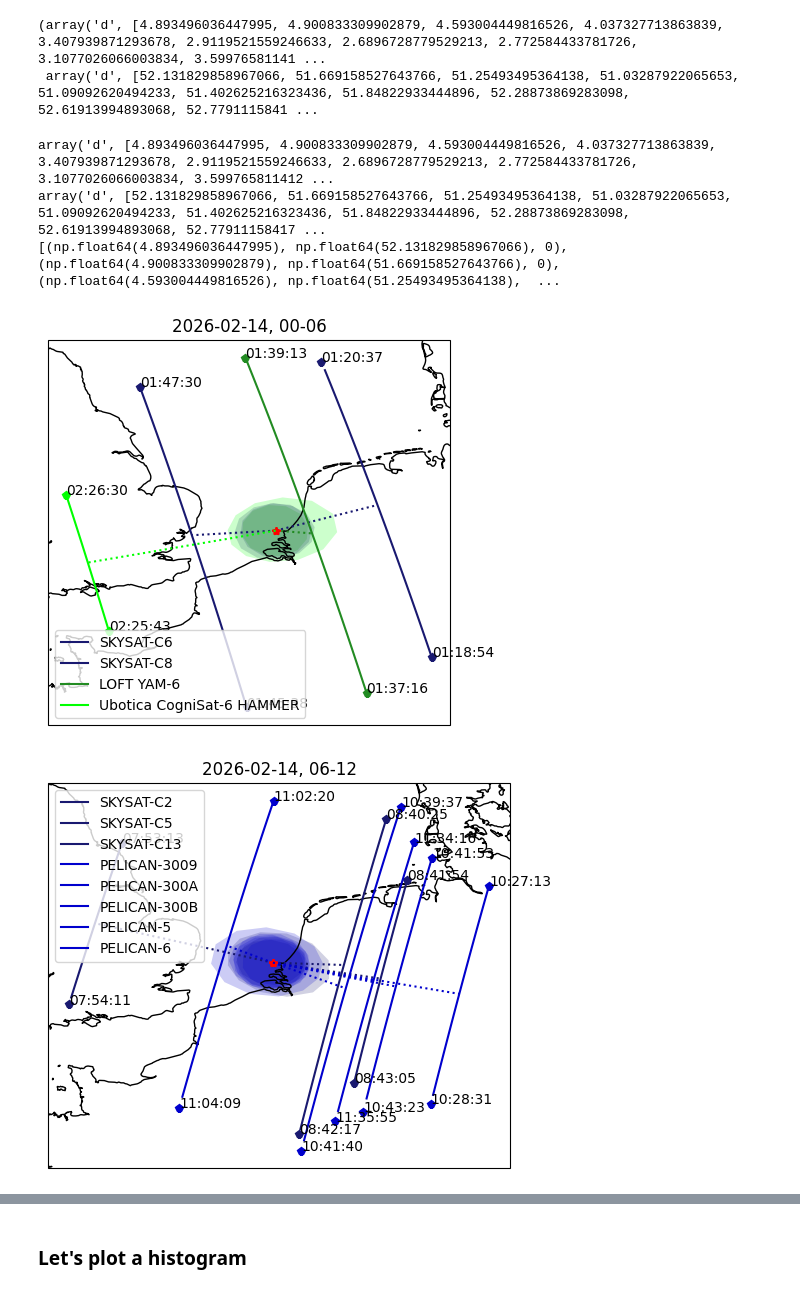
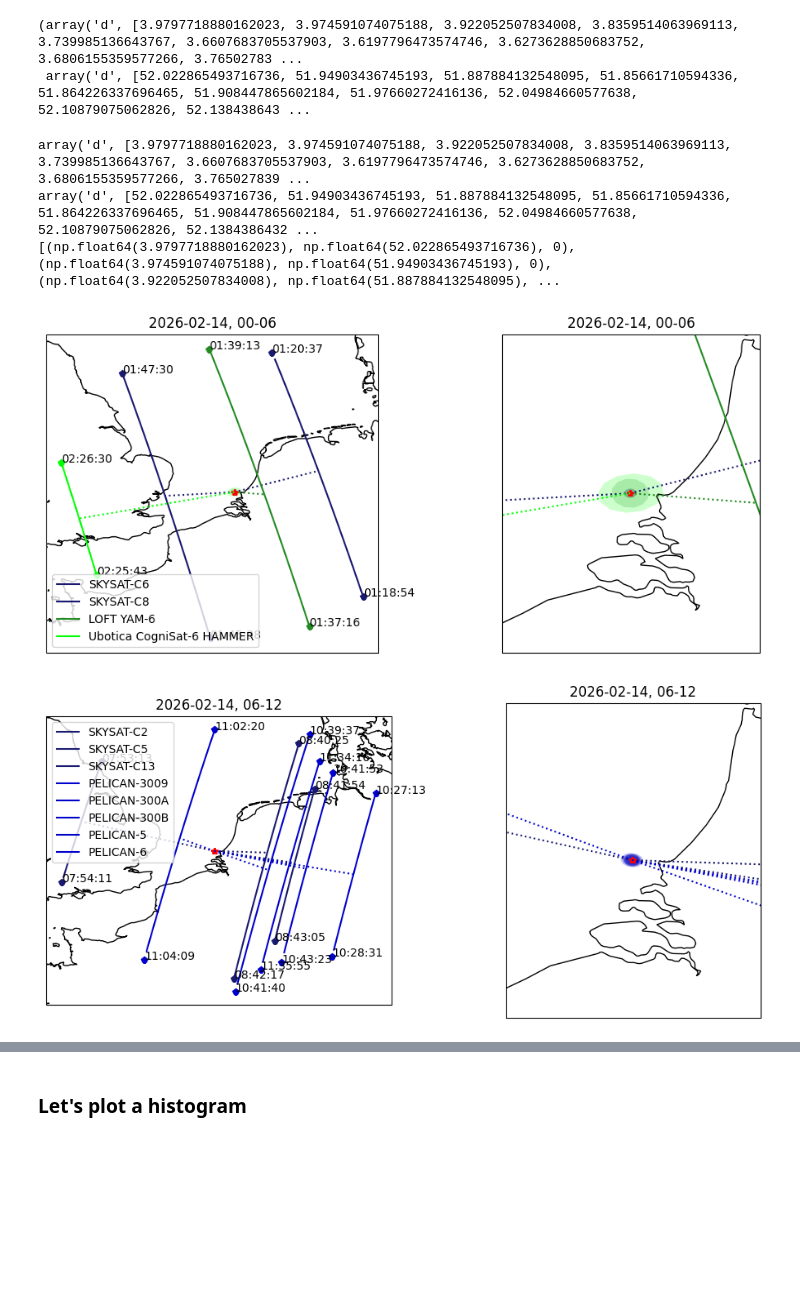
Before and after one commit to seakers/federated-scheduling, a Jupyter notebook: FAME-msa-geometry.ipynb, the cells around one changed output, grey strips where cells are left out. Drawn from its saved outputs; the diff is of its cells as text; code cells hidden in the pictures; blank space fills up the shorter version.

```diff
--- a/FAME-msa-geometry.ipynb
+++ b/FAME-msa-geometry.ipynb
@@ -49,6 +49,8 @@ else:
     else:
         all_tles_for_today = get_gp_tles(tle_file_name_json, space_track_user, space_track_password)
     process_tles_from_json(tle_file_name_json, tle_file_name_txt)
+# %%
+tle_file_name_txt = "all_tles_20260130.txt"
 # %%
 # planet_satellites = []
 # 14-19 decayed
@@ -407,18 +454,20 @@ axglobal.legend()
 # %%
 ground_footprint_poly.exterior.xy
 # %% [output]
-(array('d', [4.893496036447995, 4.900833309902879, 4.593004449816526, 4.037327713863839, 3.407939871293678, 2.9119521559246633, 2.6896728779529213, 2.772584433781726, 3.1077026066003834, 3.59976581141 ...
- array('d', [52.131829858967066, 51.669158527643766, 51.25493495364138, 51.03287922065653, 51.09092620494233, 51.402625216323436, 51.84822933444896, 52.28873869283098, 52.61913994893068, 52.7791115841 ...
+(array('d', [3.9797718880162023, 3.974591074075188, 3.922052507834008, 3.8359514063969113, 3.739985136643767, 3.6607683705537903, 3.6197796473574746, 3.6273628850683752, 3.6806155359577266, 3.76502783 ...
+ array('d', [52.022865493716736, 51.94903436745193, 51.887884132548095, 51.85661710594336, 51.864226337696465, 51.908447865602184, 51.97660272416136, 52.04984660577638, 52.10879075062826, 52.138438643 ...
 # %%
 print(fpx)
 print(fpy)
 print(ground_footprint_llas)
 # %% [output]
-array('d', [4.893496036447995, 4.900833309902879, 4.593004449816526, 4.037327713863839, 3.407939871293678, 2.9119521559246633, 2.6896728779529213, 2.772584433781726, 3.1077026066003834, 3.599765811412 ...
-array('d', [52.131829858967066, 51.669158527643766, 51.25493495364138, 51.03287922065653, 51.09092620494233, 51.402625216323436, 51.84822933444896, 52.28873869283098, 52.61913994893068, 52.77911158417 ...
-[(np.float64(4.893496036447995), np.float64(52.131829858967066), 0), (np.float64(4.900833309902879), np.float64(51.669158527643766), 0), (np.float64(4.593004449816526), np.float64(51.25493495364138),  ...
+array('d', [3.9797718880162023, 3.974591074075188, 3.922052507834008, 3.8359514063969113, 3.739985136643767, 3.6607683705537903, 3.6197796473574746, 3.6273628850683752, 3.6806155359577266, 3.765027839 ...
+array('d', [52.022865493716736, 51.94903436745193, 51.887884132548095, 51.85661710594336, 51.864226337696465, 51.908447865602184, 51.97660272416136, 52.04984660577638, 52.10879075062826, 52.1384386432 ...
+[(np.float64(3.9797718880162023), np.float64(52.022865493716736), 0), (np.float64(3.974591074075188), np.float64(51.94903436745193), 0), (np.float64(3.922052507834008), np.float64(51.887884132548095), ...
 # %%
 duration_h = 6
+
+_plot_offset_deg = 1
 
 for start_day in range(14,16):
     for start_hour in range(0,24,duration_h):
@@ -438,10 +487,15 @@ for start_day in range(14,16):
 
         # comm_opportunities_by_sat
 
-        figglobal = plt.figure(figsize=(10,5))
-        axglobal = figglobal.add_subplot(1,1,1, projection=ccrs.Robinson())
+        figglobal = plt.figure(figsize=(12,5))
+        axglobal = figglobal.add_subplot(1,2,1, projection=ccrs.Robinson())
         # axglobal.set_global()
         axglobal.coastlines()
+
+        # figlocal = plt.figure(figsize=(10,5))
+        axlocal = figglobal.add_subplot(1,2,2, projection=ccrs.Robinson())
+        # axglobal.set_global()
+        axlocal.coastlines()
 
         # fig = plt.figure(figsize=(int(np.ceil(3*request_number/10)), 3*10))
 
@@ -457,6 +511,8 @@ for start_day in range(14,16):
                 # ground_station = ground_station_dict[gs]
                 axglobal.plot(float(ground_station.lon_deg), float(ground_station.lat_deg), '*r', transform=ccrs.PlateCarree(), )
 
+                axlocal.plot(float(ground_station.lon_deg), float(ground_station.lat_deg), '*r', transform=ccrs.PlateCarree(), )
+
                 # Where is the satellite?
 
                 _dt = dt.timedelta(seconds=stride_s)
@@ -466,42 +522,63 @@ for start_day in range(14,16):
                 _llas = [_orbit.get_lonlatalt(t) for t in time_steps_for_plotting]
                 # ax.plot([lla[0] for lla in _llas],[lla[1] for lla in _llas],transform=ccrs.Geodetic())
                 axglobal.plot([lla[0] for lla in _llas],[lla[1] for lla in _llas],transform=ccrs.Geodetic(), label=satellite.name, color=satcolor[satellite.name])
+                axlocal.plot([lla[0] for lla in _llas],[lla[1] for lla in _llas],transform=ccrs.Geodetic(), label=satellite.name, color=satcolor[satellite.name])
+
 
                 _rise_lla = _orbit.get_lonlatalt(satpass.rise.time)
                 _fall_lla = _orbit.get_lonlatalt(satpass.fall.time)
                 axglobal.plot(_rise_lla[0],_rise_lla[1], transform=ccrs.Geodetic(), color=satcolor[satellite.name], marker=satmarker[satellite.name])
                 axglobal.plot(_fall_lla[0],_fall_lla[1], transform=ccrs.Geodetic(), color=satcolor[satellite.name], marker=satmarker[satellite.name])
 
+                axlocal.plot(_rise_lla[0],_rise_lla[1], transform=ccrs.Geodetic(), color=satcolor[satellite.name], marker=satmarker[satellite.name])
+                axlocal.plot(_fall_lla[0],_fall_lla[1], transform=ccrs.Geodetic(), color=satcolor[satellite.name], marker=satmarker[satellite.name])
+
                 axglobal.text(_rise_lla[0],_rise_lla[1], "{}".format(satpass.rise.time.strftime("%H:%M:%S")), transform=ccrs.Geodetic())
                 axglobal.text(_fall_lla[0],_fall_lla[1], "{}".format(satpass.fall.time.strftime("%H:%M:%S")), transform=ccrs.Geodetic())
+
+                # axlocal.text(_rise_lla[0],_rise_lla[1], "{}".format(satpass.rise.time.strftime("%H:%M:%S")), transform=ccrs.Geodetic())
+                # axlocal.text(_fall_lla[0],_fall_lla[1], "{}".format(satpass.fall.time.strftime("%H:%M:%S")), transform=ccrs.Geodetic())
 
                 # Where is the satellite looking?
                 _highest_lla = _orbit.get_lonlatalt(satpass.highest.time)
                 axglobal.plot(
+                    [float(ground_station.lon_deg), _highest_lla[0]],
+                    [float(ground_station.lat_deg), _highest_lla[1]],
+                    ':',
+                    color=satcolor[satellite.name],
+                    transform=ccrs.Geodetic()
+                )
+
+                axlocal.plot(
                     [float(ground_station.lon_deg), _highest_lla[0]],
                     [float(ground_station.lat_deg), _highest_lla[1]],
                     ':',
                     color=satcolor[satellite.name],
                     transform=ccrs.Geodetic()
                 )
                 ground_footprint_llas = spacecraft_fov(satpass.highest.time, satellite, satellite.instruments[0], ground_station)
                 # print(ground_footprint_llas)
 
                 ground_footprint_poly = Polygon([(_lla[0], _lla[1]) for _lla in ground_footprint_llas])
 
                 axglobal.add_patch(patch_from_polygon(ground_footprint_poly, fc=satcolor[satellite.name], ec='none', alpha=0.2, transform=ccrs.Geodetic()))
+                axlocal.add_patch(patch_from_polygon(ground_footprint_poly, fc=satcolor[satellite.name], ec='none', alpha=0.2, transform=ccrs.Geodetic()))
 
                 # ax.plot(
                 #     [float(orequest.lon_deg), _highest_lla[0]],
                 #     [float(orequest.lat_deg), _highest_lla[1]],
                 #     ':k',
                 #     transform=ccrs.Geodetic()
                 # )
 
                 # request_counter += 1
         axglobal.legend()
         axglobal.set_title("{}-{}".format(min_time.strftime("%Y-%m-%d, %H"), (min_time+duration).strftime("%H")))
-        plt.savefig("{}-{}-{}h.png".format(min_time.strftime("%Y-%m-%d %H"),(min_time+duration).strftime("%H"), duration_h), bbox_inches='tight')
+        # plt.savefig("{}-{}-{}h.png".format(min_time.strftime("%Y-%m-%d %H"),(min_time+duration).strftime("%H"), duration_h), bbox_inches='tight')
+
+        # axlocal.legend()
+        axlocal.set_title("{}-{}".format(min_time.strftime("%Y-%m-%d, %H"), (min_time+duration).strftime("%H")))
+        axlocal.set_extent((float(ground_station.lon_deg)-_plot_offset_deg, float(ground_station.lon_deg)+_plot_offset_deg, float(ground_station.lat_deg)-_plot_offset_deg, float(ground_station.lat_deg)+_plot_offset_deg), crs=ccrs.PlateCarree())
 # %% [output]
-[figure, old version]
+[figure, new version]
-[figure, old version]
+[figure, new version]
```
Also changed, not shown: parts of 6 cells of this notebook, 5 other files.
